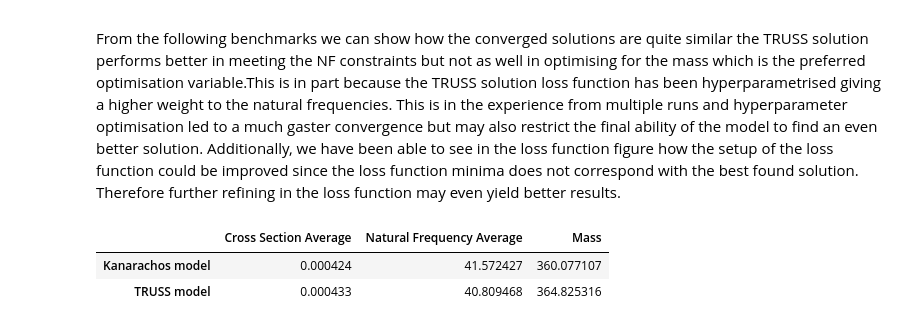
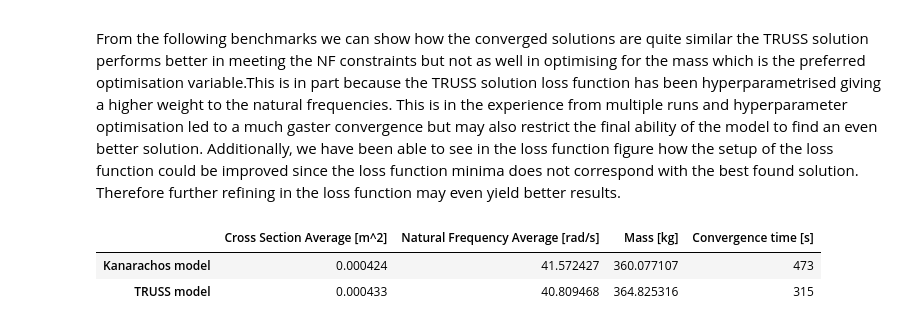
Before and after one commit to JavFuertes/TRUSS, a Jupyter notebook: TRUSS.ipynb, the cells around one changed output. Cells and saved outputs as stored; diff of their text form; code cells hidden in the pictures.

```diff
--- a/TRUSS.ipynb
+++ b/TRUSS.ipynb
@@ -810,30 +812,31 @@ From the following benchmarks we can show how the converged solutions are quite
 # %%
 mask = TRUSSDummy.state["monitor_df"]["Natural Frequencies"][:].apply(lambda x: (x >= TRUSS1.config["freq_constraints"]).all())
 ind = TRUSSDummy.state["monitor_df"][mask]["Mass of Truss"].idxmin()
 # ----------------------------------- Data ----------------------------------- #
 TR_cs = TRUSSDummy.state["cross_sections"].numpy() #To Numpy on first run (Tensor format)
 KN_cs = TRUSSKN.state["cross_sections"]
 
 TR_m = TRUSSDummy.mass_truss(TR_cs, TRUSSDummy.state["y_coordinates"][::2][1:6])
 KN_m = TRUSSKN.mass_truss(KN_cs, TRUSSKN.state["y_coordinates"][::2][1:6])
 
 NFK = globdat[gn.EIGENFREQS][0:3]/2/np.pi
-NFTR = TRUSSDhideummy.state["monitor_df"]["Natural Frequencies"][ind]
+NFTR = TRUSSDummy.state["monitor_df"]["Natural Frequencies"][ind]
 
 data = {
     'Model': ['Kanarachos model', 'TRUSS model'],
-    'Cross Section Average': [KN_cs.mean(), TR_cs.mean()],
-    'Natural Frequency Average': [np.mean(NFTR), np.mean(NFK)],
-    'Mass': [KN_m, TR_m]
+    'Cross Section Average [m^2]': [KN_cs.mean(), TR_cs.mean()],
+    'Natural Frequency Average [rad/s]': [np.mean(NFTR), np.mean(NFK)],
+    'Mass [kg]': [KN_m, TR_m],
+    'Convergence time [s]': ['473', '315'],
 }
 basic_comp = pd.DataFrame(data)
 basic_comp.set_index('Model', inplace=True)
 basic_comp.index.name = None
 basic_comp
 # %% [output]
-|  | Cross Section Average | Natural Frequency Average | Mass |
-| Kanarachos model | 0.000424 | 41.572427 | 360.077107 |
-| TRUSS model | 0.000433 | 40.809468 | 364.825316 |
+|  | Cross Section Average [m^2] | Natural Frequency Average [rad/s] | Mass [kg] | Convergence time [s] |
+| Kanarachos model | 0.000424 | 41.572427 | 360.077107 | 473 |
+| TRUSS model | 0.000433 | 40.809468 | 364.825316 | 315 |
 # %%
 max_cross_sections = max(np.max(TR_cs), np.max(KN_cs))
 normalized_cross_sections_model1 = TR_cs / max_cross_sections
```
Also changed, not shown: parts of 4 cells of this notebook, 7 other files.
